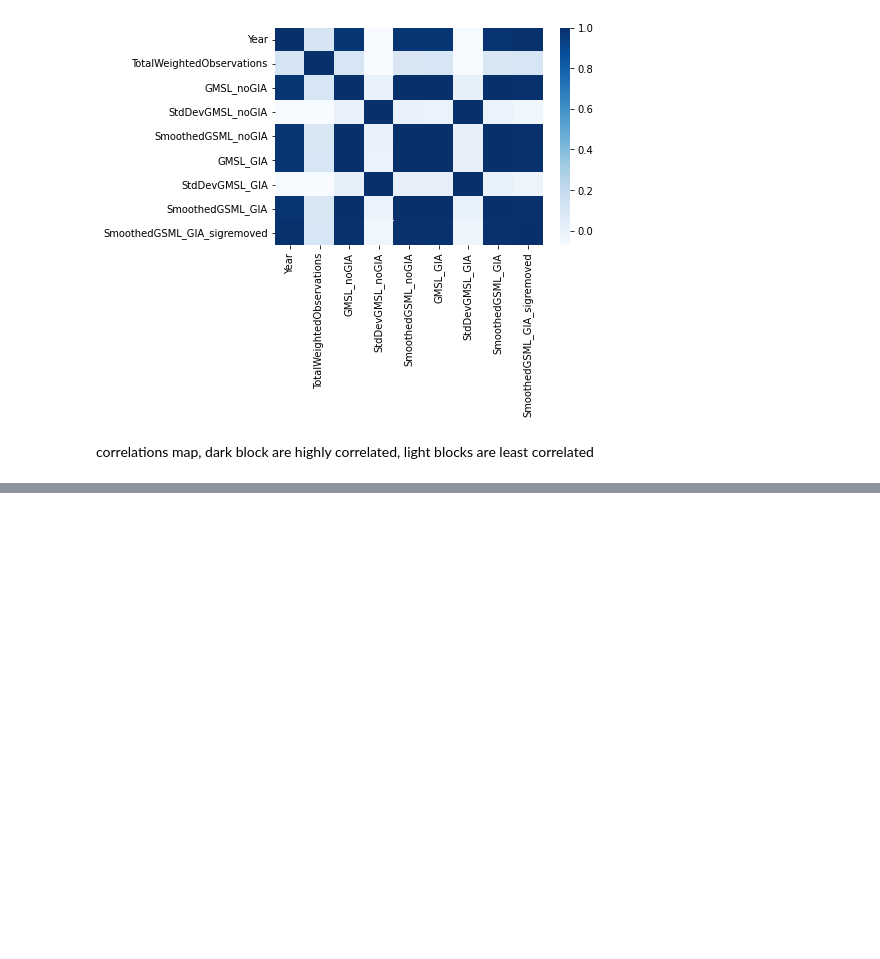
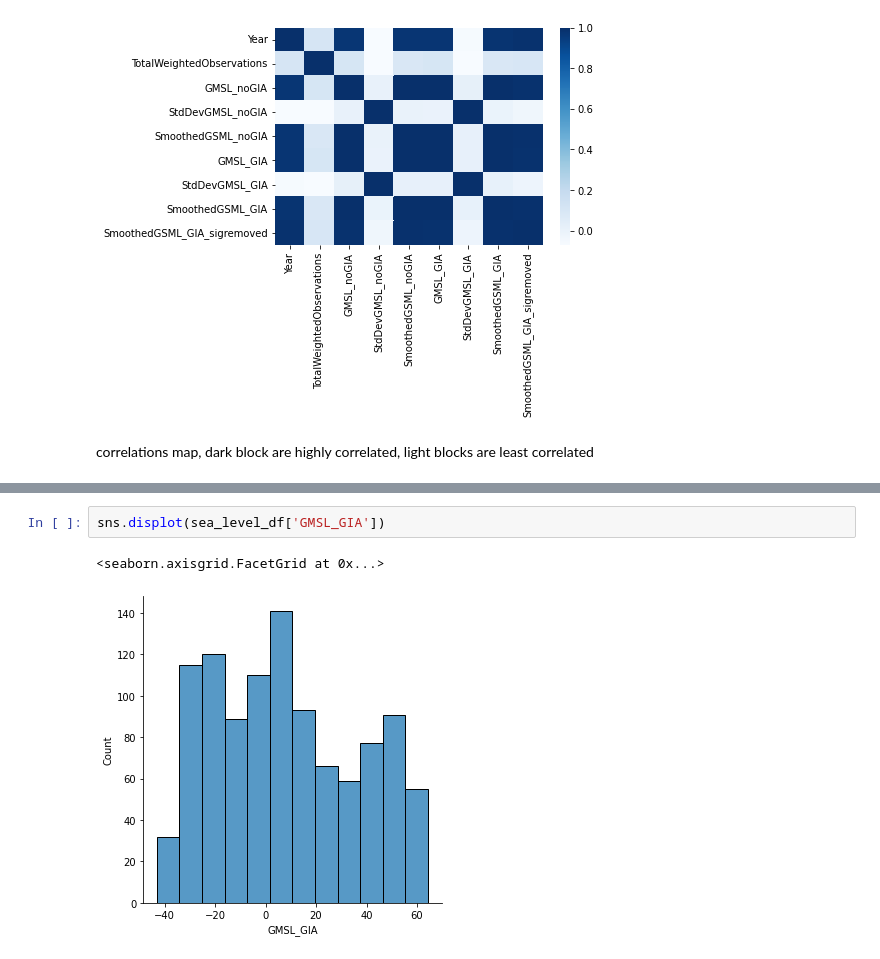
Before and after one commit to Dmccullor/climate_change_gp, a Jupyter notebook: EDA/sea_level_EDA.ipynb, the cells around one changed output, grey strips where cells are left out. Cells and saved outputs as stored; diff of their text form; blank space fills up the shorter version.

```diff
--- a/EDA/sea_level_EDA.ipynb
+++ b/EDA/sea_level_EDA.ipynb
@@ -98,0 +104,5 @@ correlations map, dark block are highly correlated, light blocks are least corre
+# %%
+sns.displot(sea_level_df['GMSL_GIA'])
+# %% [output]
+<seaborn.axisgrid.FacetGrid at 0x...>
+[figure, added]
```
Also changed, not shown: parts of 3 cells of this notebook.
